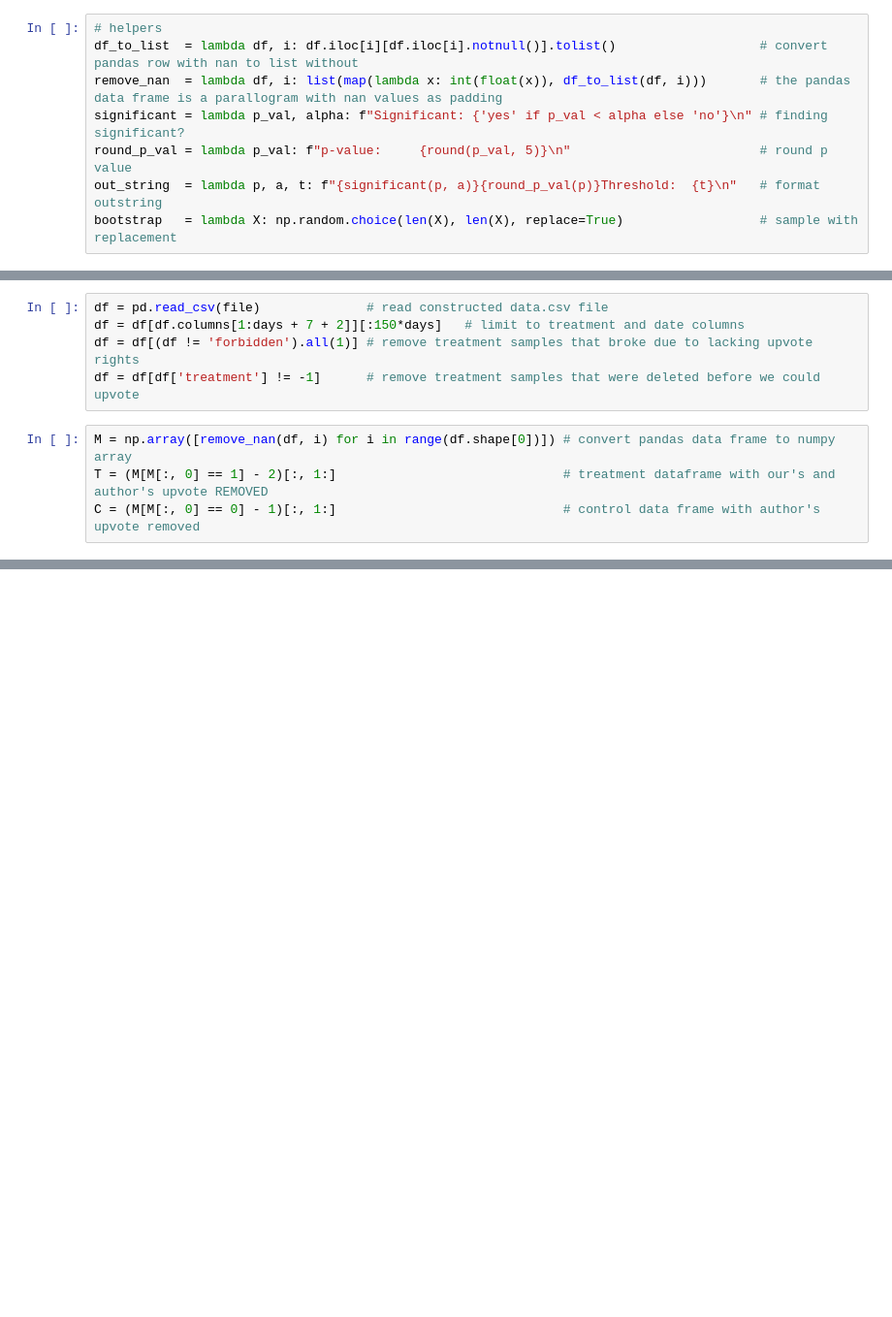
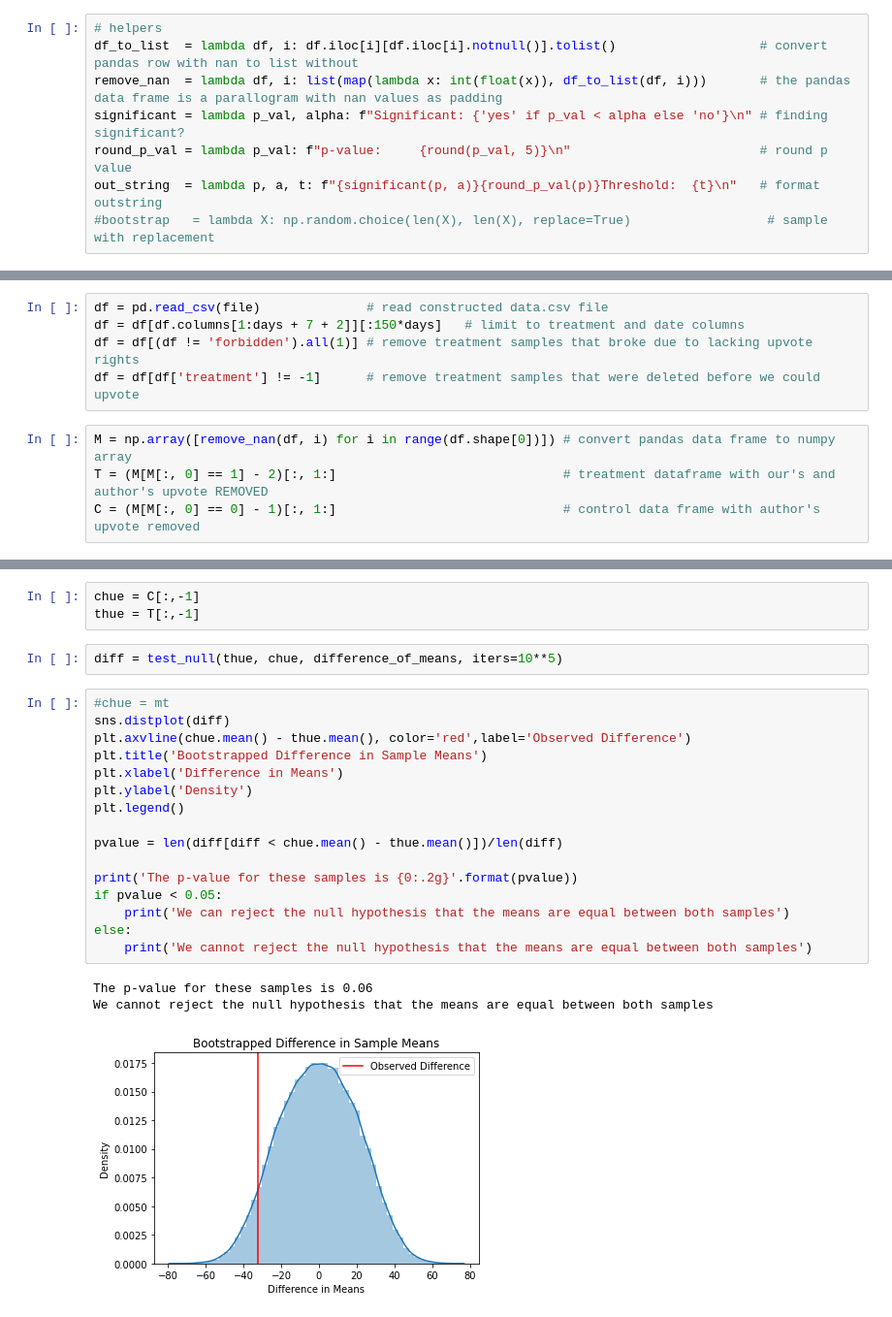
Before and after one commit to syrkis/reddedit, a Jupyter notebook: analysis.ipynb, the cells around one changed output, grey strips where cells are left out. Shown at 97% size. Saved outputs shown, nothing was run; the diff lists cells and outputs as text; blank space fills up the shorter version.

```diff
--- a/analysis.ipynb
+++ b/analysis.ipynb
@@ -10,6 +12,6 @@ remove_nan  = lambda df, i: list(map(lambda x: int(float(x)), df_to_list(df, i))
 significant = lambda p_val, alpha: f"Significant: {'yes' if p_val < alpha else 'no'}\n" # finding significant?
 round_p_val = lambda p_val: f"p-value:     {round(p_val, 5)}\n"                         # round p value
 out_string  = lambda p, a, t: f"{significant(p, a)}{round_p_val(p)}Threshold:  {t}\n"   # format outstring
-bootstrap   = lambda X: np.random.choice(len(X), len(X), replace=True)                  # sample with replacement
+#bootstrap   = lambda X: np.random.choice(len(X), len(X), replace=True)                  # sample with replacement
 # %%
 days = 7
@@ -46,0 +124,25 @@ for p_val, thresh in zip(p_vals, threshs):           # loop through threshs
+# %%
+chue = C[:,-1]
+thue = T[:,-1]
+# %%
+diff = test_null(thue, chue, difference_of_means, iters=10**5)
+# %%
+#chue = mt
+sns.distplot(diff)
+plt.axvline(chue.mean() - thue.mean(), color='red',label='Observed Difference')
+plt.title('Bootstrapped Difference in Sample Means')
+plt.xlabel('Difference in Means')
+plt.ylabel('Density')
+plt.legend()
+
+pvalue = len(diff[diff < chue.mean() - thue.mean()])/len(diff)
+
+print('The p-value for these samples is {0:.2g}'.format(pvalue))
+if pvalue < 0.05:
+    print('We can reject the null hypothesis that the means are equal between both samples')
+else:
+    print('We cannot reject the null hypothesis that the means are equal between both samples')
+# %% [output]
+The p-value for these samples is 0.06
+We cannot reject the null hypothesis that the means are equal between both samples
+[figure, added]
```
Also changed, not shown: parts of 14 cells of this notebook.
